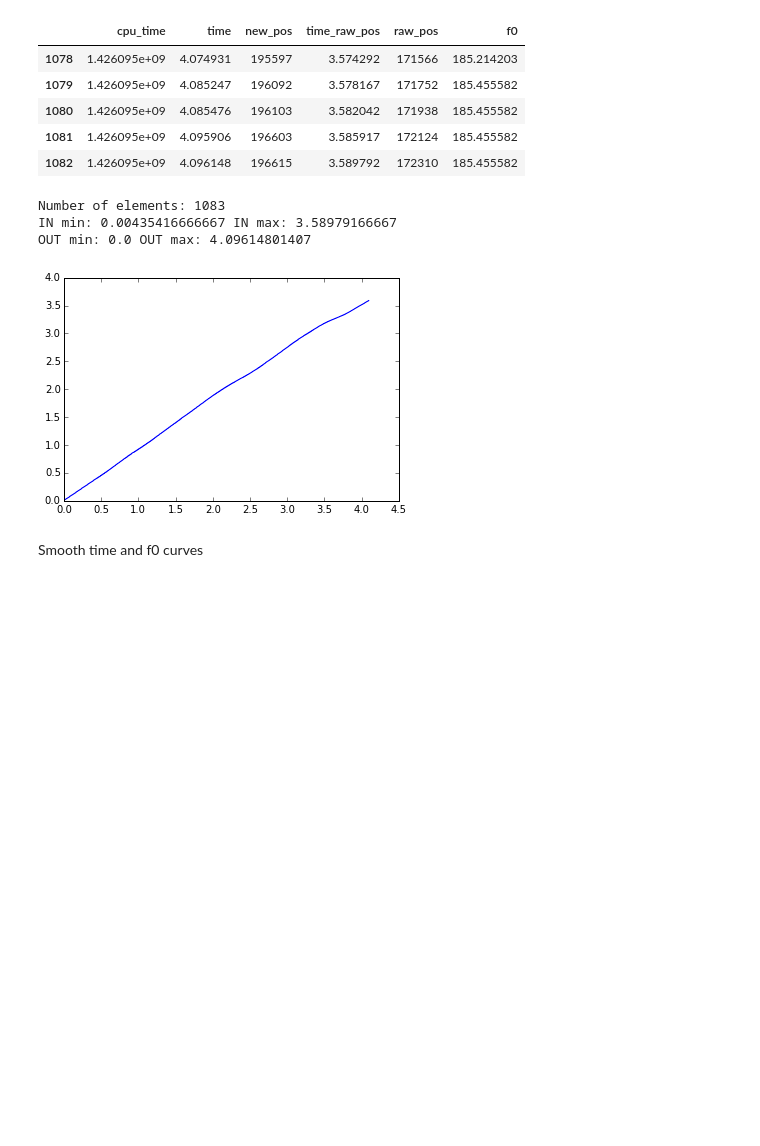
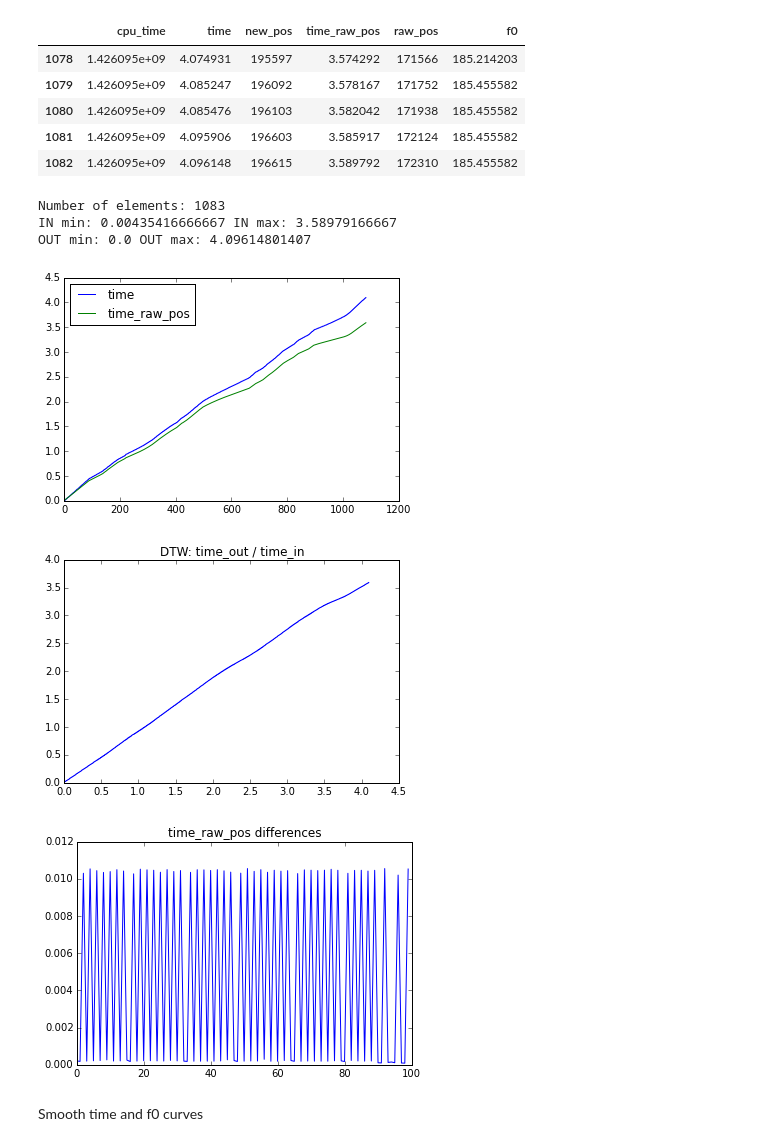
Before and after one commit to marcevrard/pyCalliphony, a Jupyter notebook: py_calliphony.ipynb, the cells around one changed output. Cells and saved outputs as stored; diff of their text form; code cells hidden in the pictures; blank space fills up the shorter version.

```diff
--- a/py_calliphony.ipynb
+++ b/py_calliphony.ipynb
@@ -119,17 +141,32 @@ coord_df[-5:]
 | 1081 | 1.426095e+09 | 4.095906 | 196603 | 3.585917 | 172124 | 185.455582 |
 | 1082 | 1.426095e+09 | 4.096148 | 196615 | 3.589792 | 172310 | 185.455582 |
 # %%
-plt.plot(coord_df.time, coord_df.time_raw_pos);
-# plt.plot(coord_df.time_raw_pos)
-# plt.legend(['time', 'time_raw_pos'], loc='best');
 print("Number of elements:", len(coord_df.time))
 print("IN min:", np.min(coord_df.time_raw_pos), "IN max:", np.max(coord_df.time_raw_pos))
 print("OUT min:", np.min(coord_df.time), "OUT max:", np.max(coord_df.time))
+plt.plot(coord_df.time)
+plt.plot(coord_df.time_raw_pos)
+plt.legend(['time', 'time_raw_pos'], loc='best')
+plt.show()
+plt.plot(coord_df.time, coord_df.time_raw_pos)
+plt.title("DTW: time_out / time_in")
+plt.show()
+
+# Compute differences
+time_diff_arr = np.diff(coord_df.time)
+tpos_diff_arr = np.diff(coord_df.time_raw_pos)
+# plt.plot(tpos_diff_arr / time_diff_arr)
+# plt.plot(tpos_diff_arr)
+plt.title("time_raw_pos differences")
+plt.plot(time_diff_arr[:100])
+plt.show()
 # %% [output]
 Number of elements: 1083
 IN min: 0.00435416666667 IN max: 3.58979166667
 OUT min: 0.0 OUT max: 4.09614801407
-[figure, old version]
+[figure, new version]
+[figure, added]
+[figure, added]
 # %% [markdown]
 Smooth time and f0 curves
 # %%
```
Also changed, not shown: parts of 32 cells of this notebook, 1 other file.
